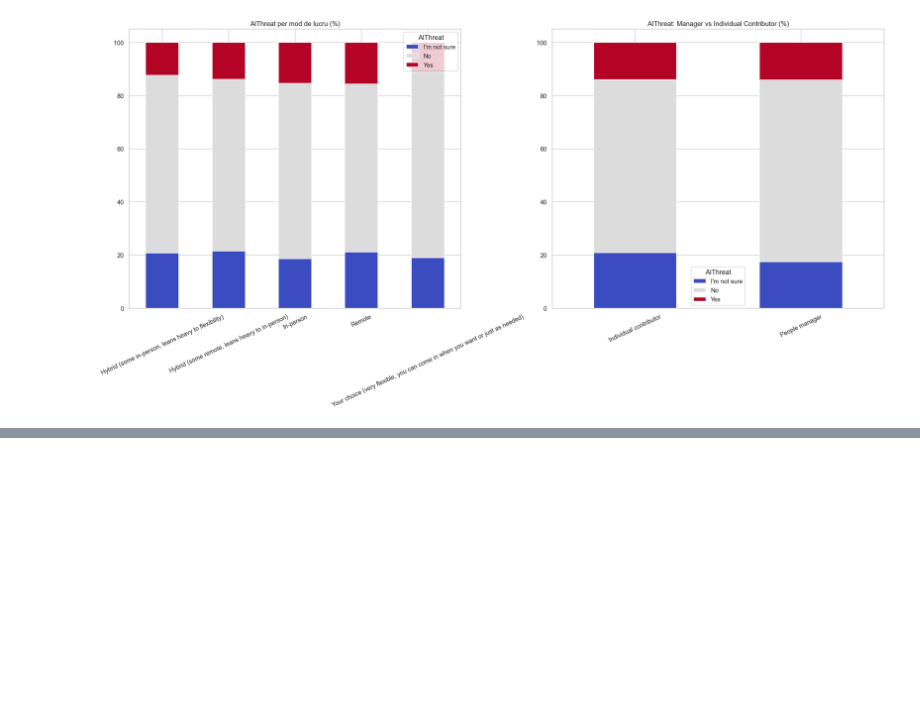
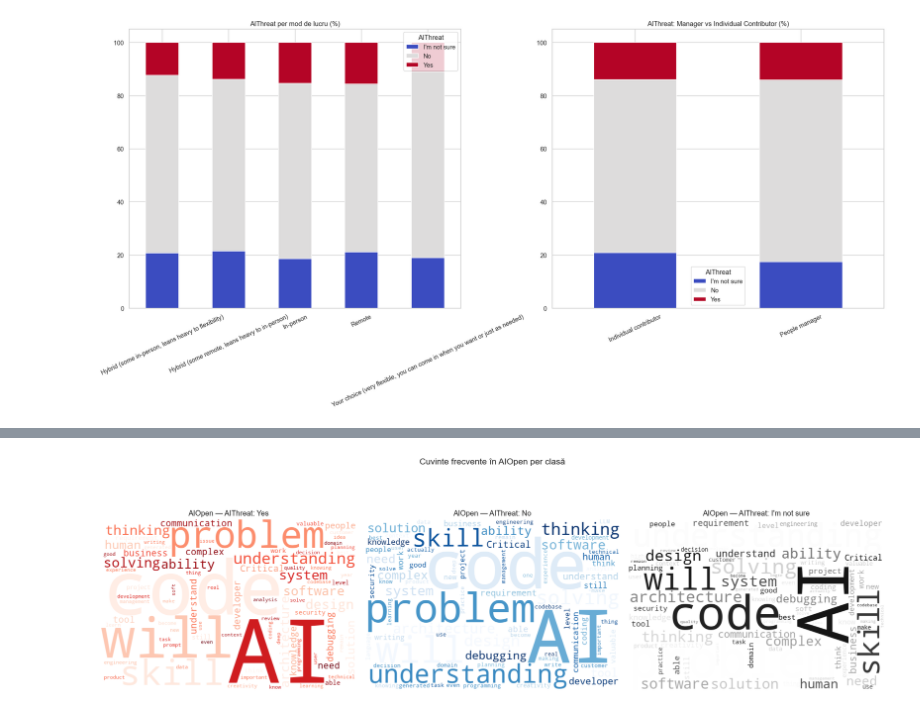
Before and after one commit to isntgabi/ai-threat-perception-stackoverflow, a Jupyter notebook: notebooks/01_EDA.ipynb, the cells around one changed output, grey strips where cells are left out. Cells and saved outputs as stored; diff of their text form; code cells hidden in the pictures; blank space fills up the shorter version.

```diff
--- a/notebooks/01_EDA.ipynb
+++ b/notebooks/01_EDA.ipynb
@@ -418,0 +463,23 @@ ModuleNotFoundError: No module named 'wordcloud'
+# %%
+fig, axes = plt.subplots(1, 3, figsize=(18, 6))
+
+for ax, cls, cmap in zip(axes, classes, colors):
+    texts = df[df['AIThreat'] == cls]['AIOpen'].dropna().str.cat(sep=' ')
+    if texts.strip():
+        wc = WordCloud(
+            width=600, height=400,
+            background_color='white',
+            colormap=cmap,
+            max_words=80,
+            collocations=False
+        ).generate(texts)
+        ax.imshow(wc, interpolation='bilinear')
+    ax.set_title(f'AIOpen — AIThreat: {cls}', fontsize=12)
+    ax.axis('off')
+
+plt.suptitle('Cuvinte frecvente în AIOpen per clasă', fontsize=14, y=1.02)
+plt.tight_layout()
+plt.savefig('../reports/figures/13_wordcloud_aiopen.png', bbox_inches='tight')
+plt.show()
+# %% [output]
+[figure, added]
```
Also changed, not shown: parts of 6 cells of this notebook.
